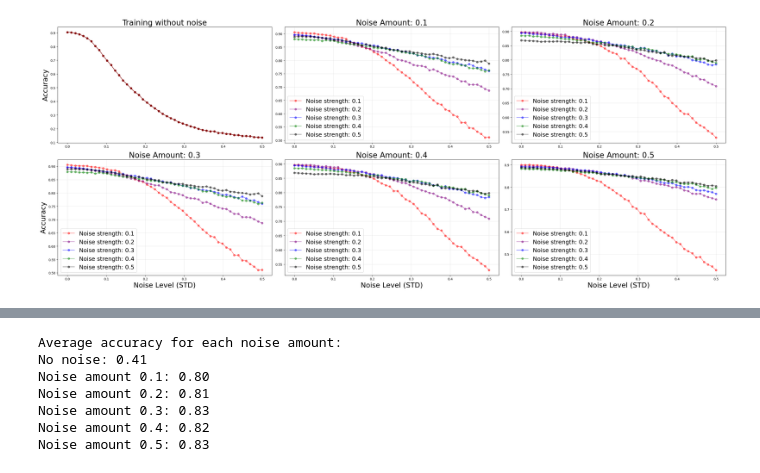
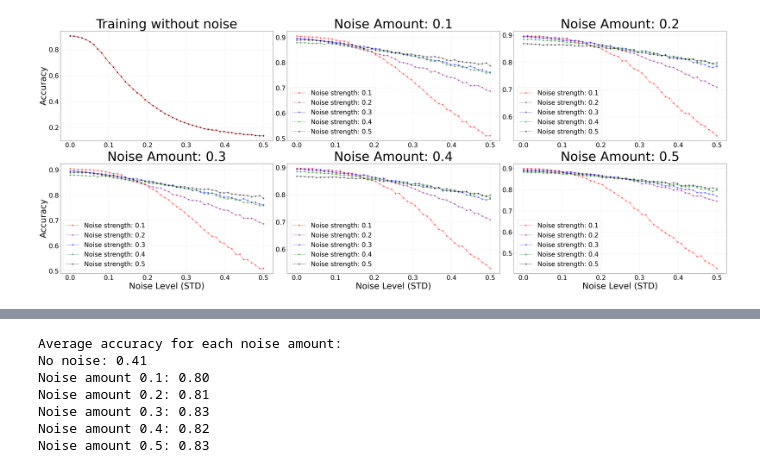
Before and after one commit to LorenzoMercado/Cognitive-Modeling-Project, a Jupyter notebook: results.ipynb, the cells around one changed output, grey strips where cells are left out. Saved outputs shown, nothing was run; the diff lists cells and outputs as text; code cells hidden in the pictures.

```diff
--- a/results.ipynb
+++ b/results.ipynb
@@ -15,28 +15,31 @@ noise_levels = np.linspace(min_noise_level, max_noise_level, num_noise_levels)
 colors = ['red', 'purple', 'blue', 'green', 'black']
 # %%
 # Create a set of 5 subplots each plotting 5 rows of data starting with row 2
-f, axs = plt.subplots(2, 3, figsize=(30, 12))
-axs[0][0].set_ylabel('Accuracy', fontsize=22)
-axs[1][0].set_ylabel('Accuracy', fontsize=22)
-axs[1][0].set_xlabel('Noise Level (STD)', fontsize=22)
-axs[1][1].set_xlabel('Noise Level (STD)', fontsize=22)
-axs[1][2].set_xlabel('Noise Level (STD)', fontsize=22)
+f, axs = plt.subplots(2, 3, figsize=(45, 18))
+axs[0][0].set_ylabel('Accuracy', fontsize=40)
+axs[1][0].set_ylabel('Accuracy', fontsize=40)
+axs[1][0].set_xlabel('Noise Level (STD)', fontsize=40)
+axs[1][1].set_xlabel('Noise Level (STD)', fontsize=40)
+axs[1][2].set_xlabel('Noise Level (STD)', fontsize=40)
 
 # Plot the first set of data as the training without noise
 axs[0][0].plot(noise_levels, data[0], '-o', color='maroon', alpha=0.9)
-axs[0][0].set_title('Training without noise', fontsize=24)
+axs[0][0].set_title('Training without noise', fontsize=60)
+axs[0][0].tick_params(labelsize=30)
+axs[0][0].grid(alpha=0.3)
 
 # Each subsequent plot takes the next 5 sets of data and has increasing noise amount
 for i in range(2):
     for j in range(3):
       if i == 0 and j == 0:
         continue
       ax = axs[i][j]
       for k in range(5):
         ax.plot(noise_levels, data[(i + j) * 5 + k + 1], '-o',color = colors[k], alpha=0.5, label =f'Noise strength: {k * 0.1 + 0.1:.1f}')
-      ax.set_title(f'Noise Amount: {(i * 3 + j) * 0.1:.1f}', fontsize=24)
+      ax.set_title(f'Noise Amount: {(i * 3 + j) * 0.1:.1f}', fontsize=60)
+      ax.tick_params(labelsize=30)
       ax.grid(alpha=0.3)
-      ax.legend(fontsize=18, loc='lower left')
+      ax.legend(fontsize=30, loc='lower left')
 f.tight_layout()
 # %% [output]
-[figure, old version]
+[figure, new version]
```
Also changed, not shown: parts of 10 cells of this notebook, 1 other file.
